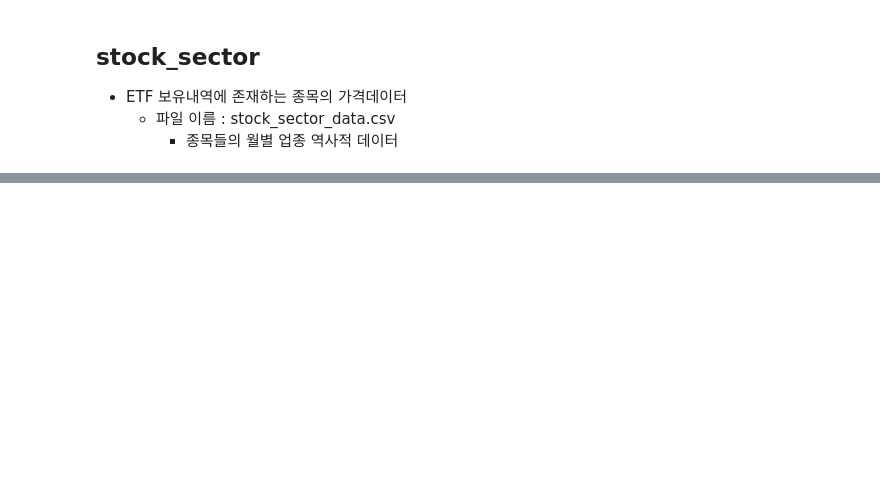
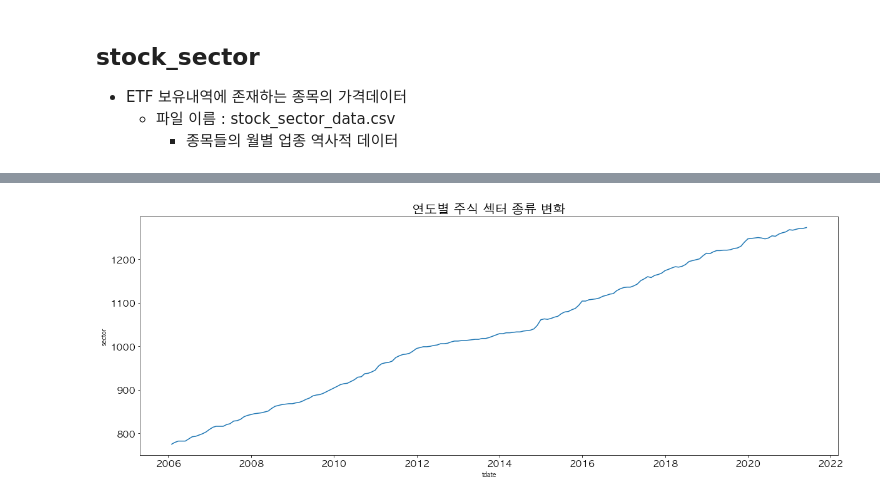
Before and after one commit to ElectionInfo/magi, a Jupyter notebook: Data_EDA.ipynb, the cells around one changed output, grey strips where cells are left out. Drawn from its saved outputs; the diff is of its cells as text; code cells hidden in the pictures; blank space fills up the shorter version.

```diff
--- a/Data_EDA.ipynb
+++ b/Data_EDA.ipynb
@@ -320,0 +340,9 @@ stock_sector = stock_sector.rename{}
+# %%
+fig, ax = plt.subplots(figsize=(20, 7))
+sns.lineplot(data=stock_sector_new.groupby(['tdate']).count()['sector'], ax=ax)
+plt.title('연도별 주식 섹터 종류 변화', fontsize=20)
+plt.xticks(fontsize=15)
+plt.yticks(fontsize=15)
+plt.show()
+# %% [output]
+[figure, added]
```
Also changed, not shown: parts of 29 cells of this notebook, 2 other files.
